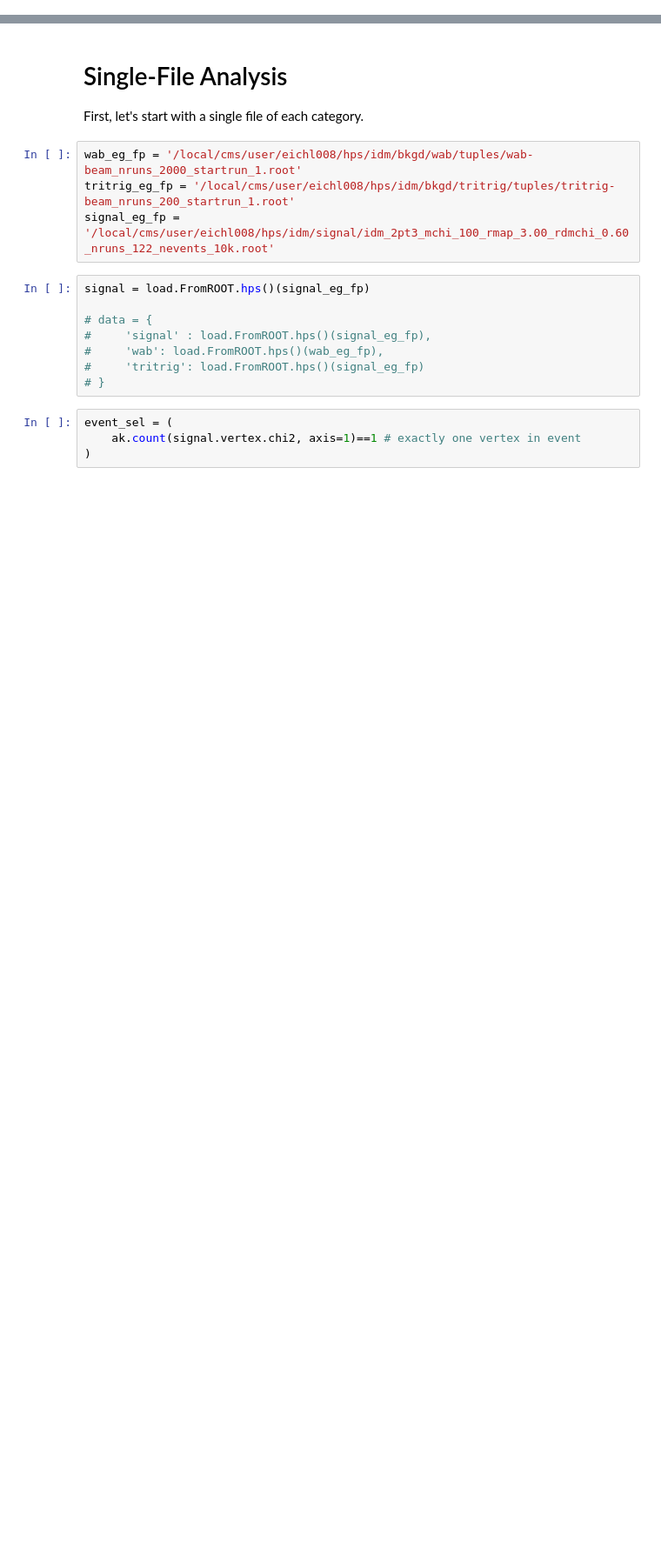
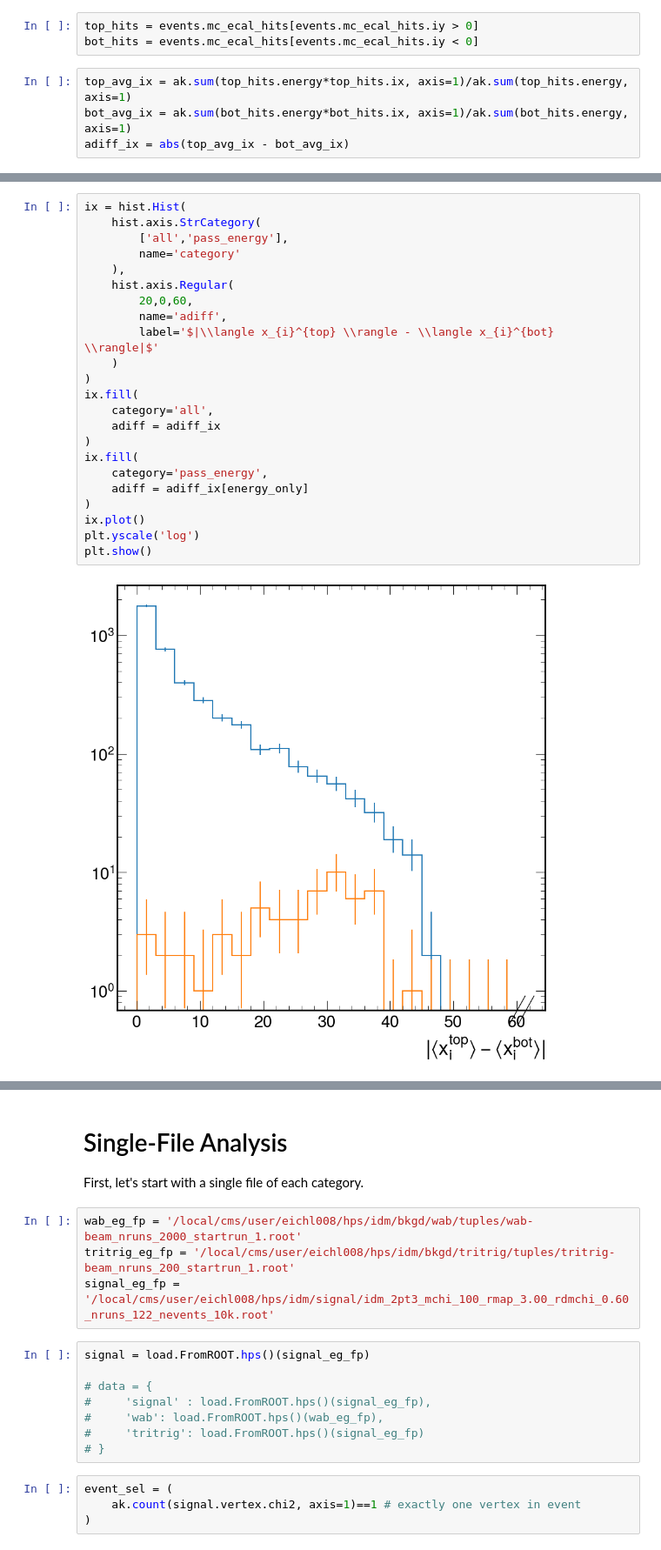
Before and after one commit to tomeichlersmith/hps, a Jupyter notebook: idm/reach/2016/idm-single-file.ipynb, the cells around one changed output, grey strips where cells are left out. Shown at 87% size. Cells and saved outputs as stored; diff of their text form; blank space fills up the shorter version.

```diff
--- a/idm/reach/2016/idm-single-file.ipynb
+++ b/idm/reach/2016/idm-single-file.ipynb
@@ -13,0 +65,7 @@ from pyidm import load
+# %%
+top_hits = events.mc_ecal_hits[events.mc_ecal_hits.iy > 0]
+bot_hits = events.mc_ecal_hits[events.mc_ecal_hits.iy < 0]
+# %%
+top_avg_ix = ak.sum(top_hits.energy*top_hits.ix, axis=1)/ak.sum(top_hits.energy, axis=1)
+bot_avg_ix = ak.sum(bot_hits.energy*bot_hits.ix, axis=1)/ak.sum(bot_hits.energy, axis=1)
+adiff_ix = abs(top_avg_ix - bot_avg_ix)
@@ -13,0 +74,25 @@ from pyidm import load
+# %%
+ix = hist.Hist(
+    hist.axis.StrCategory(
+        ['all','pass_energy'],
+        name='category'
+    ),
+    hist.axis.Regular(
+        20,0,60,
+        name='adiff',
+        label='$|\\langle x_{i}^{top} \\rangle - \\langle x_{i}^{bot} \\rangle|$'
+    )
+)
+ix.fill(
+    category='all',
+    adiff = adiff_ix
+)
+ix.fill(
+    category='pass_energy',
+    adiff = adiff_ix[energy_only]
+)
+ix.plot()
+plt.yscale('log')
+plt.show()
+# %% [output]
+[figure, added]
```
Also changed, not shown: parts of 23 cells of this notebook, 3 other files.
